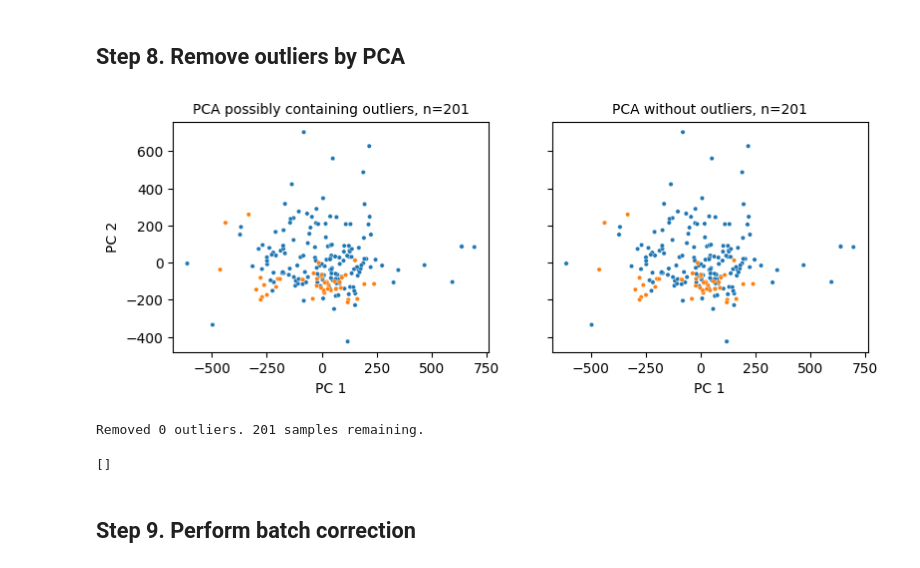
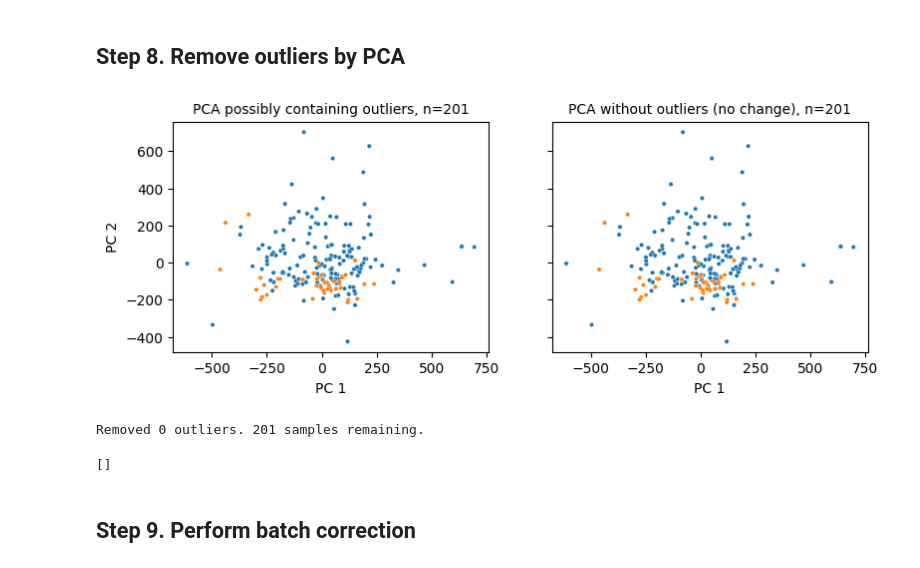
Before and after one commit to f-marchi/ALMA, a Jupyter notebook: 6_Test_Data_Process_v1.ipynb, the cells around one changed output. Cells and saved outputs as stored; diff of their text form; code cells hidden in the pictures.

```diff
--- a/6_Test_Data_Process_v1.ipynb
+++ b/6_Test_Data_Process_v1.ipynb
@@ -278,35 +278,35 @@ threshold = 1000
 X_std = standardize_data(df)
 principal_components = perform_pca(X_std)
 principal_df = create_principal_df(principal_components, df)
 non_outliers = principal_df[principal_df['PC1'] < threshold]
 df = filter_df(df, principal_df, threshold)
 
 # Plot the PCA data
 
 def plot_data(principal_df, non_outliers, threshold):
     '''Plots PCA data.'''
     fig, (ax1, ax2) = plt.subplots(1, 2, figsize=(9, 3), sharex=True, sharey=True)
 
     for df, ax, title in [(principal_df, ax1,
                                      'PCA possibly containing outliers, n=' + str(principal_df.shape[0])),
                                     (non_outliers, ax2,
-                                     'PCA without outliers, n=' + str(non_outliers.shape[0]))]:
+                                     'PCA without outliers (no change), n=' + str(non_outliers.shape[0]))]:
         sns.scatterplot(data=df, x='PC1', y='PC2', hue='hue', s=10, alpha=1, ax=ax, legend=False)
         ax.set_title(title, fontsize=10)
         # ax.axvline(x=threshold, color='black', linestyle='--', alpha=0.5, linewidth=1.5)
         ax.set_xlabel('PC 1')
         ax.set_ylabel('PC 2')
     plt.show()
 
 plot_data(principal_df, non_outliers, threshold)
 print(f'Removed {principal_df.shape[0]-df.shape[1]} outliers. {df.shape[1]} samples remaining.')
 
 # List outliers
 
 outliers = principal_df[principal_df['PC1'] >= threshold].index.to_list()
 outliers
 # %% [output]
-[figure, old version]
+[figure, new version]
 Removed 0 outliers. 201 samples remaining.
 []
 # %% [markdown]
```
Also changed, not shown: parts of 3 cells of this notebook, 1 other file.
